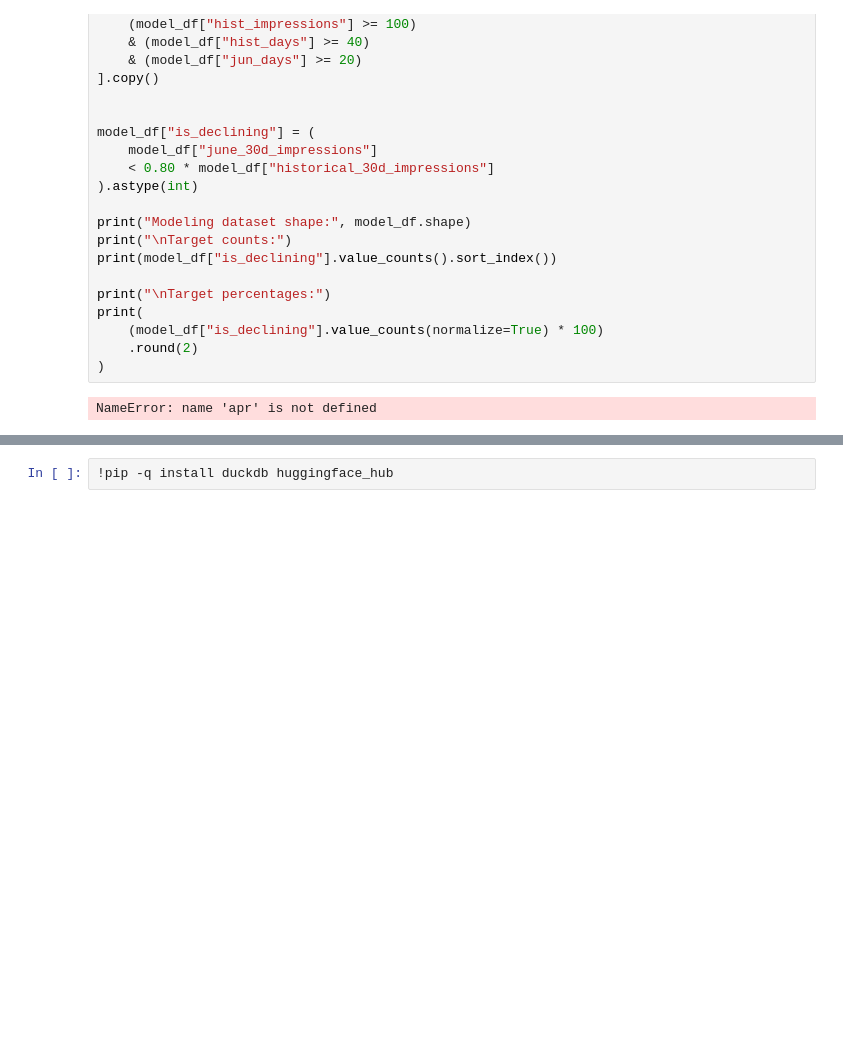
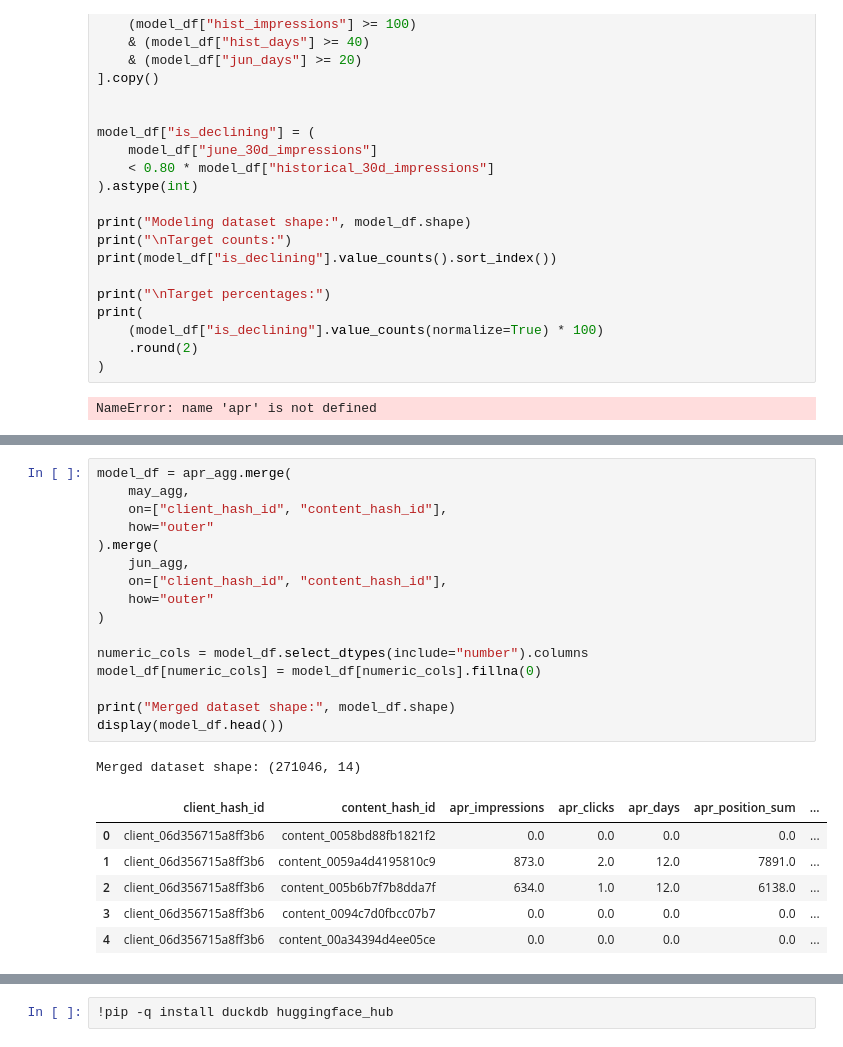
Before and after one commit to farankhandev/flyrank-ml-internship, a Jupyter notebook: Copy_of_capstone.ipynb, the cells around one changed output, grey strips where cells are left out. Saved outputs shown, nothing was run; the diff lists cells and outputs as text; blank space fills up the shorter version.

```diff
--- a/Copy_of_capstone.ipynb
+++ b/Copy_of_capstone.ipynb
@@ -444 +792,25 @@ NameError: name 'apr' is not defined
+# %%
+model_df = apr_agg.merge(
+    may_agg,
+    on=["client_hash_id", "content_hash_id"],
+    how="outer"
+).merge(
+    jun_agg,
+    on=["client_hash_id", "content_hash_id"],
+    how="outer"
+)
+
+numeric_cols = model_df.select_dtypes(include="number").columns
+model_df[numeric_cols] = model_df[numeric_cols].fillna(0)
+
+print("Merged dataset shape:", model_df.shape)
+display(model_df.head())
+# %% [output]
+Merged dataset shape: (271046, 14)
+|  | client_hash_id | content_hash_id | apr_impressions | apr_clicks | apr_days | apr_position_sum | ... |
+| 0 | client_06d356715a8ff3b6 | content_0058bd88fb1821f2 | 0.0 | 0.0 | 0.0 | 0.0 | ... |
+| 1 | client_06d356715a8ff3b6 | content_0059a4d4195810c9 | 873.0 | 2.0 | 12.0 | 7891.0 | ... |
+| 2 | client_06d356715a8ff3b6 | content_005b6b7f7b8dda7f | 634.0 | 1.0 | 12.0 | 6138.0 | ... |
+| 3 | client_06d356715a8ff3b6 | content_0094c7d0fbcc07b7 | 0.0 | 0.0 | 0.0 | 0.0 | ... |
+| 4 | client_06d356715a8ff3b6 | content_00a34394d4ee05ce | 0.0 | 0.0 | 0.0 | 0.0 | ... |
 # %%
```
Also changed, not shown: parts of 52 cells of this notebook.
